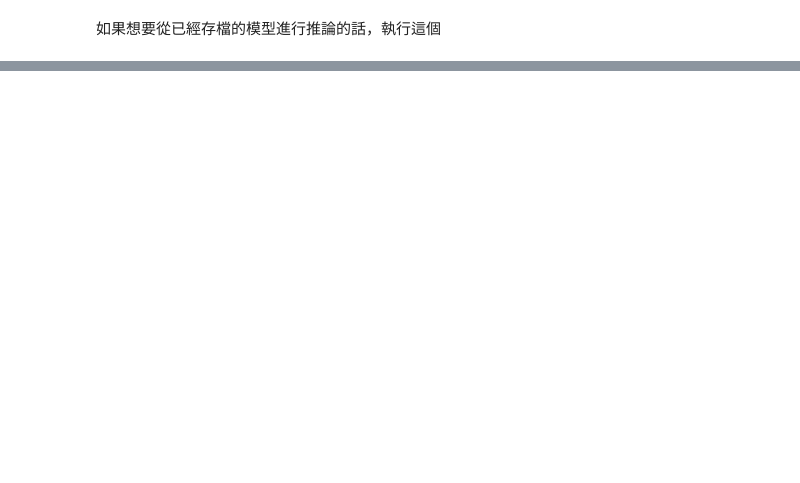
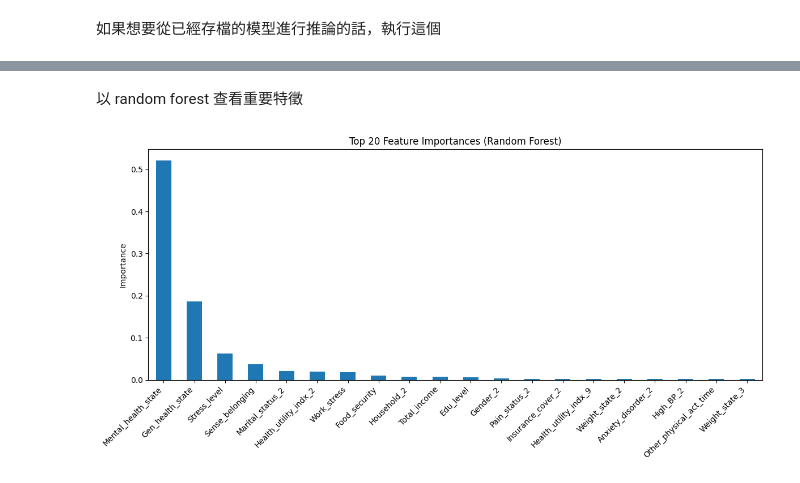
Before and after one commit to MrFrogIsMe/mental-health-forecast, a Jupyter notebook: preprocess.ipynb, the cells around one changed output, grey strips where cells are left out. Saved outputs shown, nothing was run; the diff lists cells and outputs as text; code cells hidden in the pictures; blank space fills up the shorter version.

```diff
--- a/preprocess.ipynb
+++ b/preprocess.ipynb
@@ -697,0 +790,25 @@ Test MAE: 1.0342, Test R2: 0.2436
+# %% [markdown]
+以 random forest 查看重要特徵
+# %%
+import matplotlib.pyplot as plt
+import pandas as pd
+from sklearn.ensemble import RandomForestRegressor
+
+rf_model = RandomForestRegressor(n_estimators=50, max_depth=10, random_state=42, n_jobs=-1)
+# 使用全部特徵
+rf_model.fit(X, y)
+
+# 獲取特徵重要性
+feature_importances = pd.Series(rf_model.feature_importances_, index=X.columns)
+feature_importances_sorted = feature_importances.sort_values(ascending=False)
+
+# 畫圖 (只畫前 20 名)
+plt.figure(figsize=(12, 6))
+feature_importances_sorted.head(20).plot(kind='bar')
+plt.title("Top 20 Feature Importances (Random Forest)")
+plt.ylabel("Importance")
+plt.xticks(rotation=45, ha='right')
+plt.tight_layout()
+plt.show()
+# %% [output]
+[figure, added]
```
Also changed, not shown: parts of 18 cells of this notebook, 4 other files.
